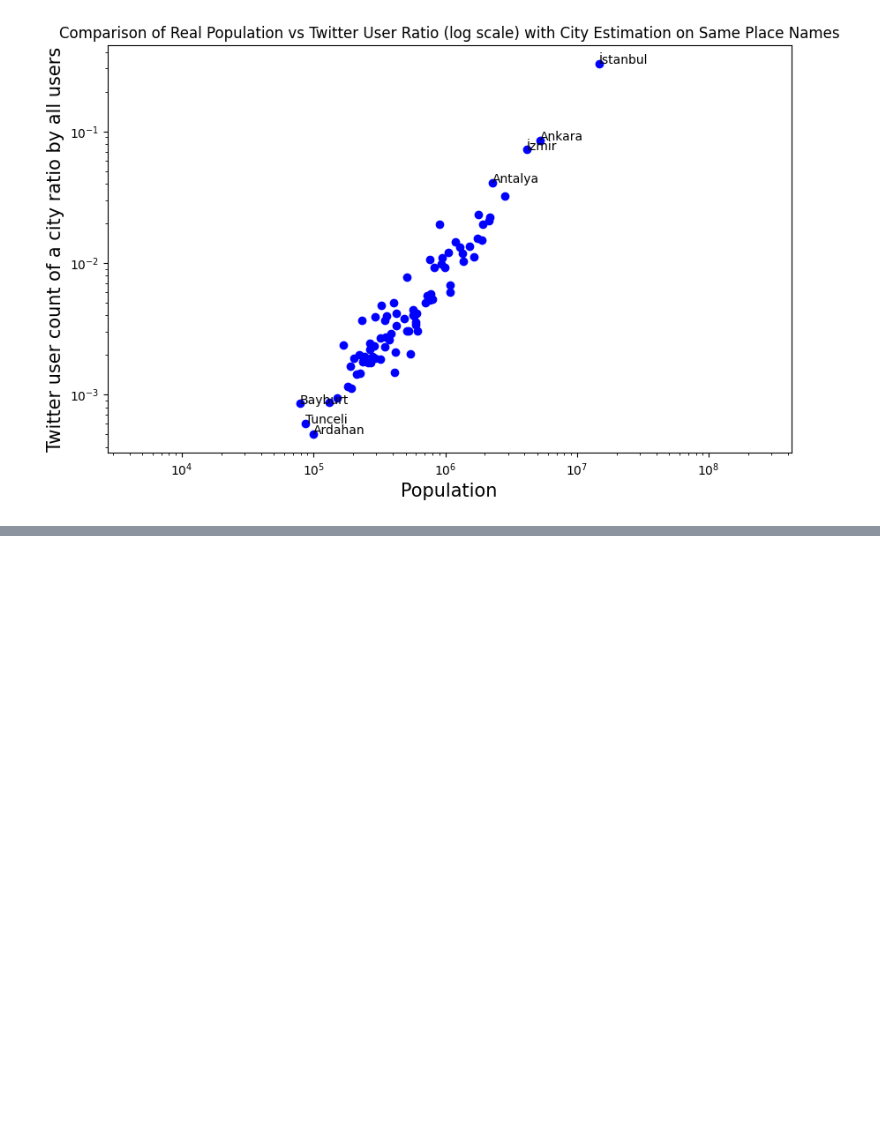
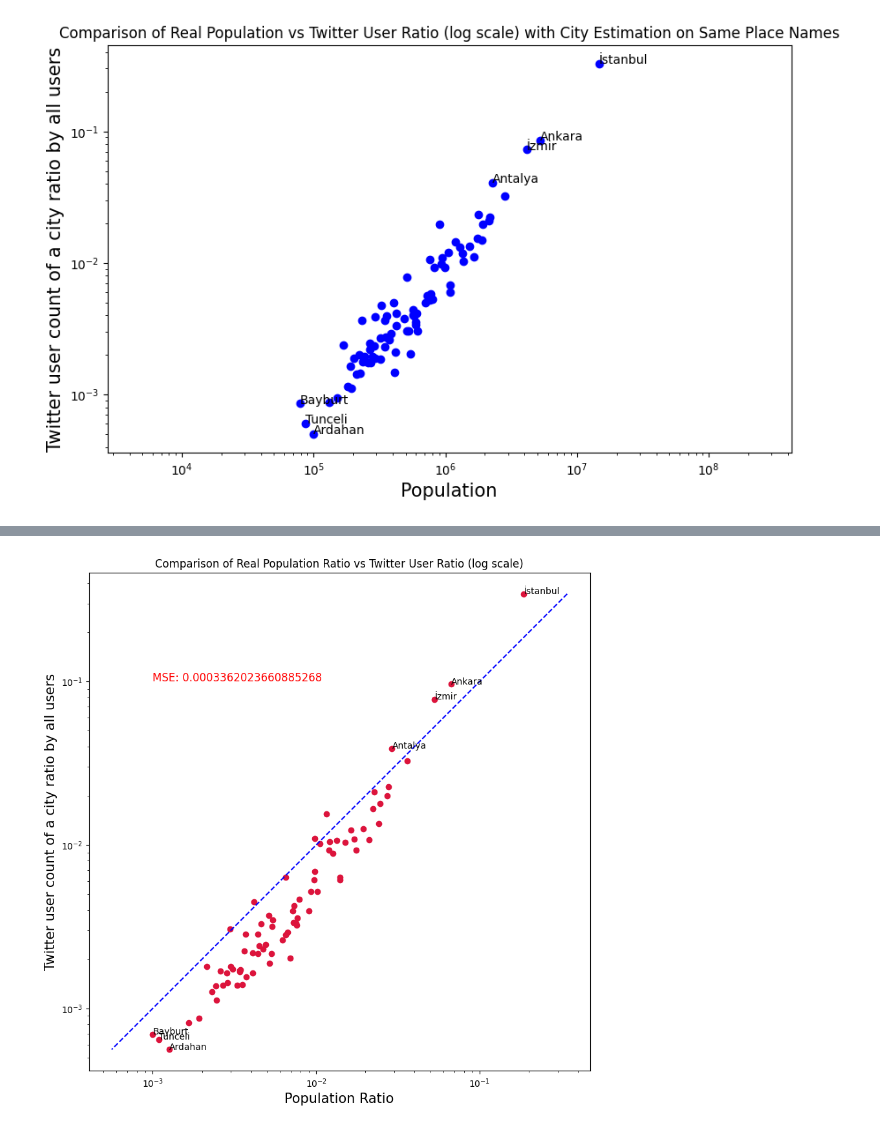
Before and after one commit to alpYener123/FindGeoLocation, a Jupyter notebook: extracting_graphs.ipynb, the cells around one changed output, grey strips where cells are left out. Saved outputs shown, nothing was run; the diff lists cells and outputs as text; code cells hidden in the pictures; blank space fills up the shorter version.

```diff
--- a/extracting_graphs.ipynb
+++ b/extracting_graphs.ipynb
@@ -578,0 +362,8 @@ plt.savefig('graphs/first_method_WOguess.png')
+# %%
+path = "trial_data_gathered/accumulation/no_guess/3)coordinates.json"
+est_dict = obtain_dict(path)
+
+plot = ratio_vs_ratio(obs_dict, est_dict)
+plot.savefig("graphs/accumulation/no_guess/ratio_vs_ratio")
+# %% [output]
+[figure, added]
```
Also changed, not shown: parts of 21 cells of this notebook, 16 other files.
